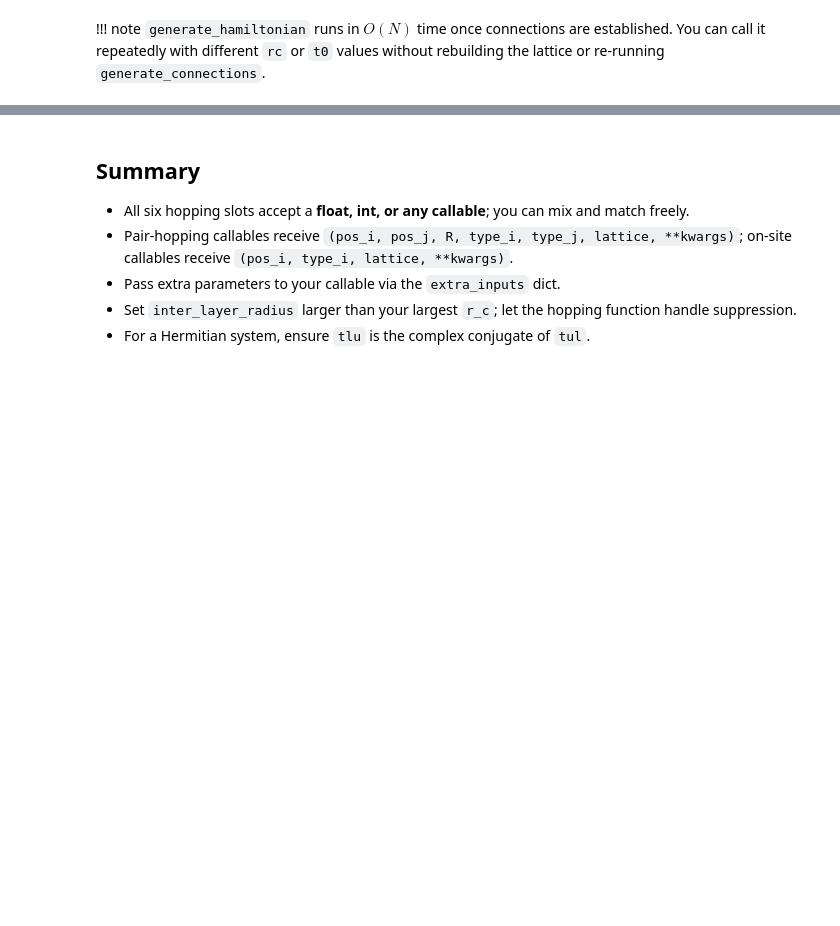
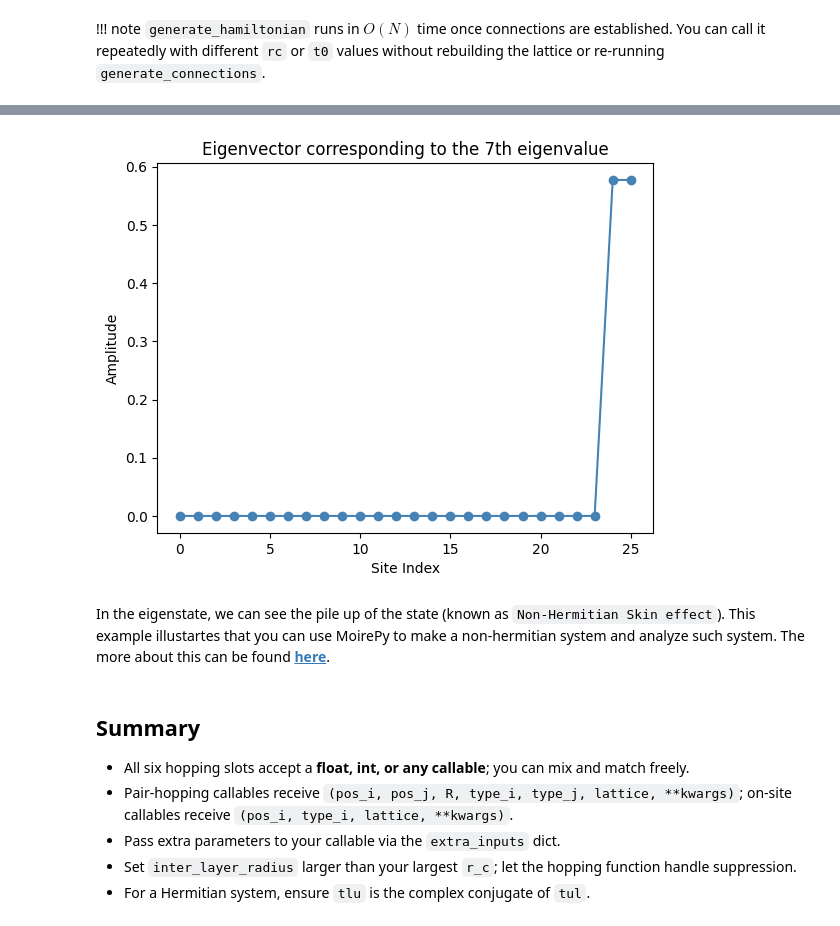
Before and after one commit to jabed-umar/MoirePy, a Jupyter notebook: docs/getting_started/custom_hoppings.ipynb, the cells around one changed output, grey strips where cells are left out. Drawn from its saved outputs; the diff is of its cells as text; code cells hidden in the pictures; blank space fills up the shorter version.

```diff
--- a/docs/getting_started/custom_hoppings.ipynb
+++ b/docs/getting_started/custom_hoppings.ipynb
@@ -169,3 +228,15 @@ With `rc=0.4` the layers are nearly decoupled: the DOS looks like two weakly spl
+# %%
+## plot one eigenvector
+plt.figure()
+plt.plot(np.abs(v[6]), 'o-', color='steelblue')
+plt.xlabel('Site Index')
+plt.ylabel('Amplitude')
+plt.title('Eigenvector corresponding to the 7th eigenvalue')
+plt.show()
+# %% [output]
+[figure, added]
+# %% [markdown]
+In the eigenstate, we can see the pile up of the state (known as `Non-Hermitian Skin effect`). This example illustartes that you can use MoirePy to make a non-hermitian system and analyze such system. The more about this can be found **[here](examples.md)**.
 # %% [markdown]
 ## Summary
 
```
Also changed, not shown: parts of 12 cells of this notebook, 1 other file.
